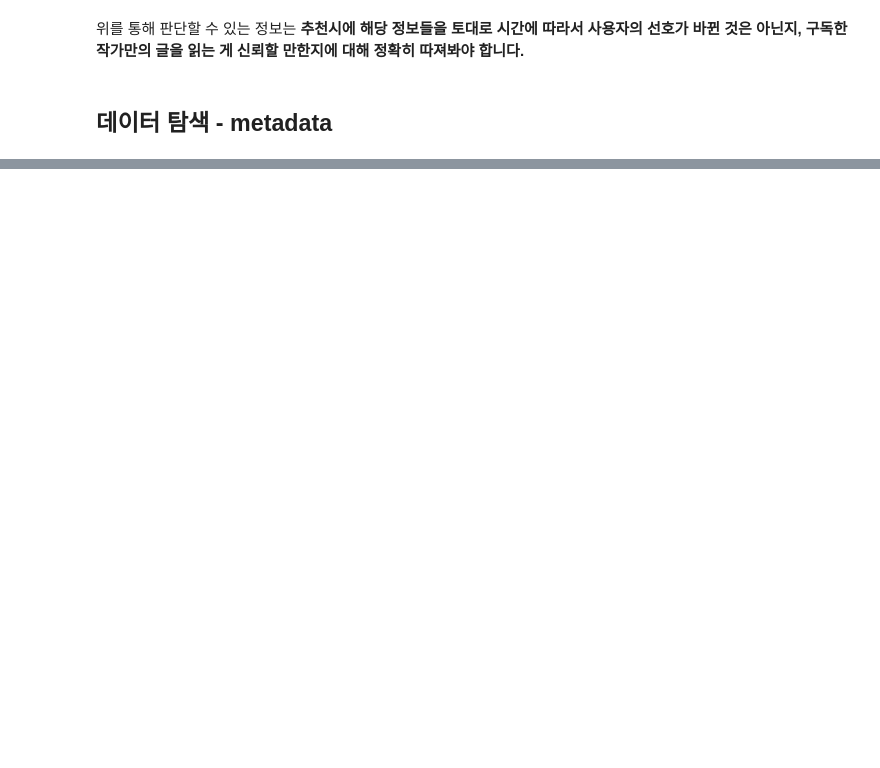
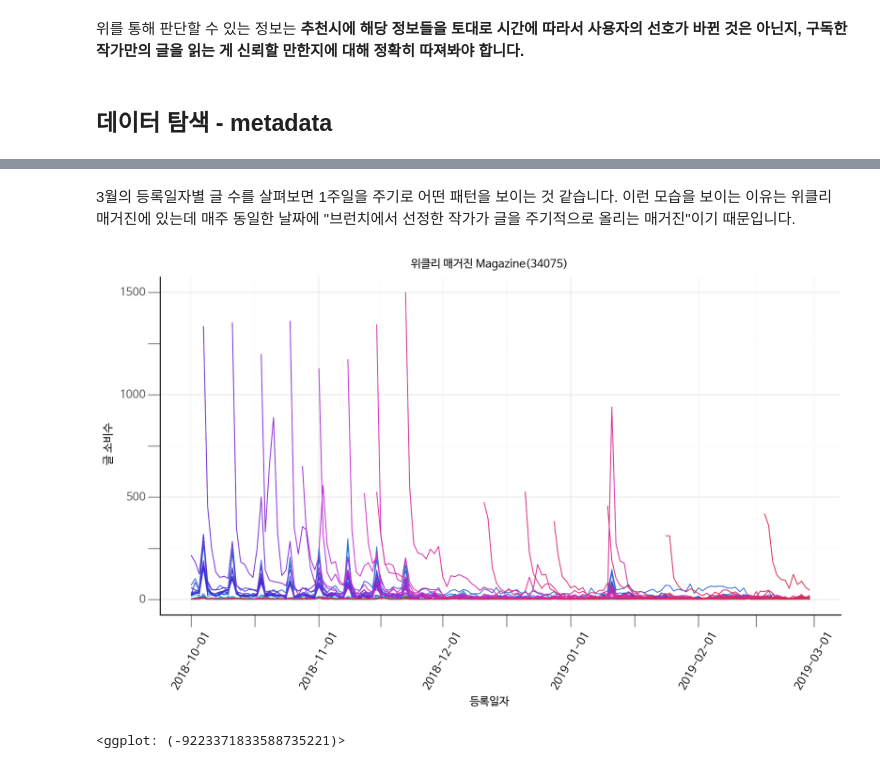
Before and after one commit to choco9966/T-academy-Recommendation, a Jupyter notebook: code/01. Brunch Data Exploration Analysis.ipynb, the cells around one changed output, grey strips where cells are left out. Drawn from its saved outputs; the diff is of its cells as text; code cells hidden in the pictures; blank space fills up the shorter version.

```diff
--- a/code/01. Brunch Data Exploration Analysis.ipynb
+++ b/code/01. Brunch Data Exploration Analysis.ipynb
@@ -453,0 +477,22 @@ read_cnt_by_reg_dt = read_cnt_by_reg_dt.iloc[:-1]
+# %% [markdown]
+3월의 등록일자별 글 수를 살펴보면 1주일을 주기로 어떤 패턴을 보이는 것 같습니다. 이런 모습을 보이는 이유는 위클리 매거진에 있는데 매주 동일한 날짜에 "브런치에서 선정한 작가가 글을 주기적으로 올리는 매거진"이기 때문입니다.
+# %%
+# metadata[metadata['magazine_id'] == 34075]
+read_cnt_by_reg_dt = read_rowwise[read_rowwise['author_id'] == '@merryseo'].groupby(['read_dt','article_id'])['article_id'].agg({'count'}).reset_index()
+read_cnt_by_reg_dt = read_cnt_by_reg_dt.sort_values(by='read_dt', ascending=False)
+
+(ggplot(data=read_cnt_by_reg_dt)
+    + geom_line(aes(x='read_dt', y='count',group='article_id', colour='article_id'), show_legend=False)
+    + theme_minimal()
+    + ggtitle("위클리 매거진 Magazine(34075)")
+    + labs(x="등록일자", y="글 소비수")
+    + theme(text = element_text(fontproperties=font),
+         axis_text_x = element_text(angle=60, color='black'),
+         axis_line=element_line(color="black"),
+         axis_ticks=element_line(color = "grey"),
+         figure_size=(12,6))
+    + scale_color_hue(l=0.5)
+ )
+# %% [output]
+[figure, added]
+<ggplot: (-9223371833588735221)>
```
Also changed, not shown: parts of 24 cells of this notebook.
